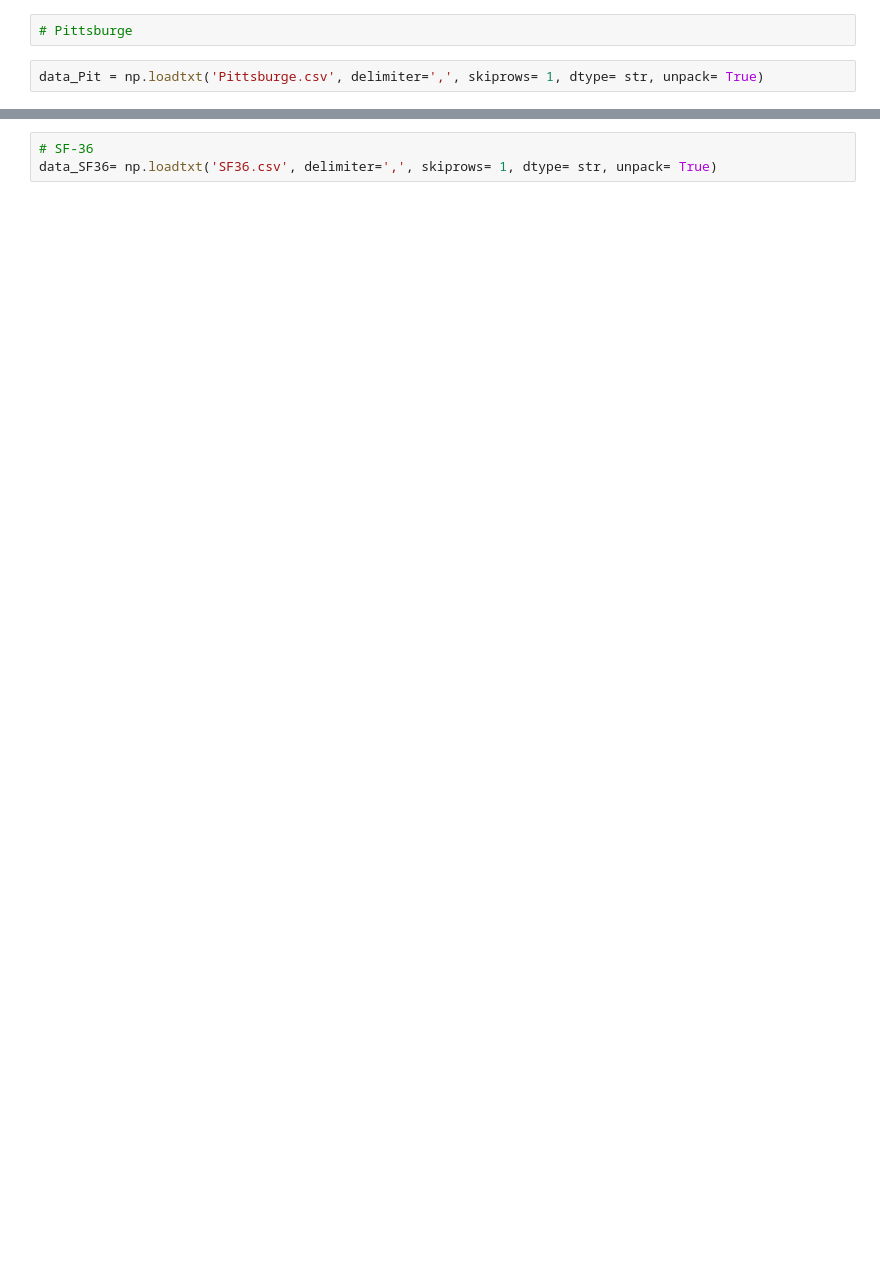
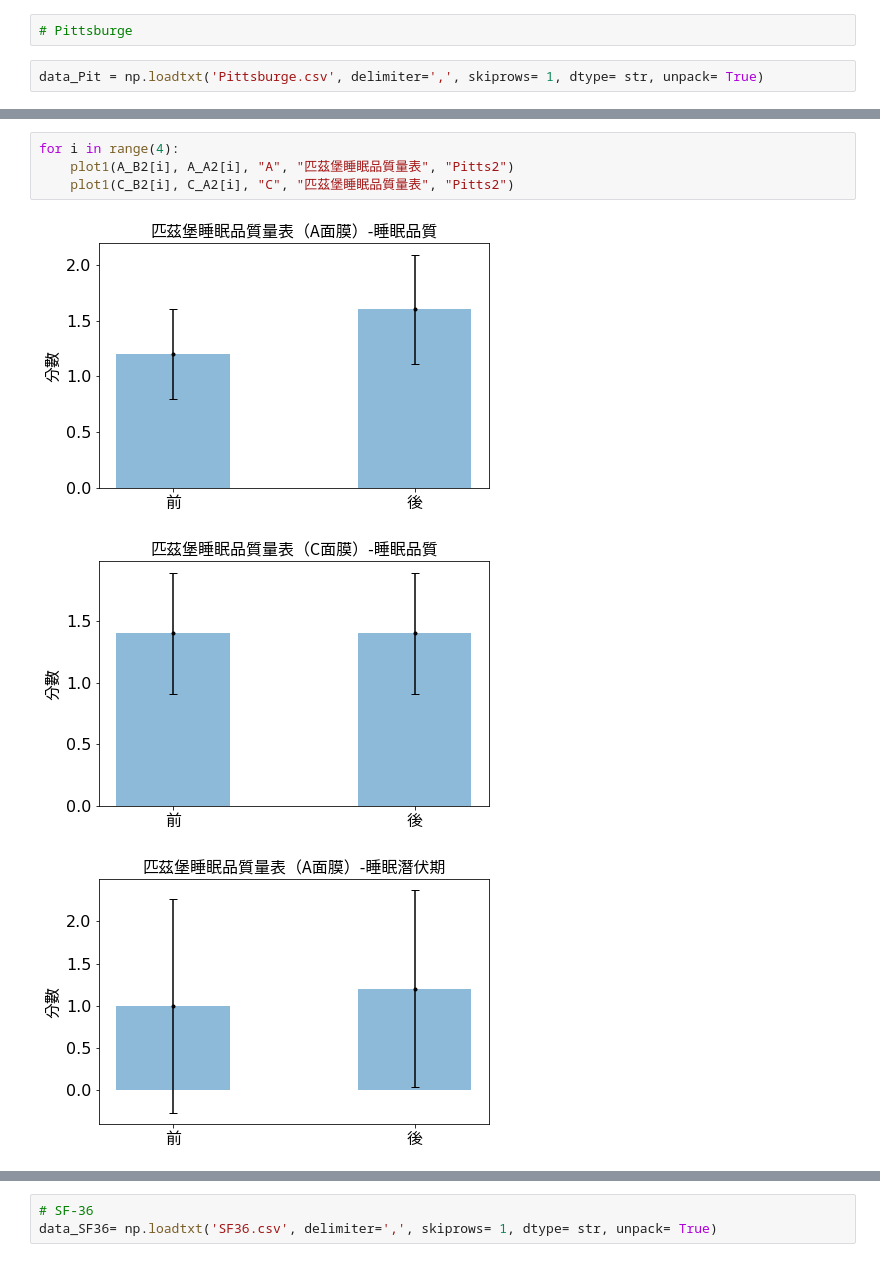
Before and after one commit to jielingl11/Face-Mask-, a Jupyter notebook: analysis.ipynb, the cells around one changed output, grey strips where cells are left out. Cells and saved outputs as stored; diff of their text form; blank space fills up the shorter version.

```diff
--- a/analysis.ipynb
+++ b/analysis.ipynb
@@ -134,0 +199,8 @@ TtestResult(statistic=1.9069251784911845, pvalue=0.12920298463941007, df=4)
+# %%
+for i in range(4):
+    plot1(A_B2[i], A_A2[i], "A", "匹茲堡睡眠品質量表", "Pitts2")
+    plot1(C_B2[i], C_A2[i], "C", "匹茲堡睡眠品質量表", "Pitts2")
+# %% [output]
+[figure, added]
+[figure, added]
+[figure, added]
```
Also changed, not shown: parts of 29 cells of this notebook, 1 other file.
